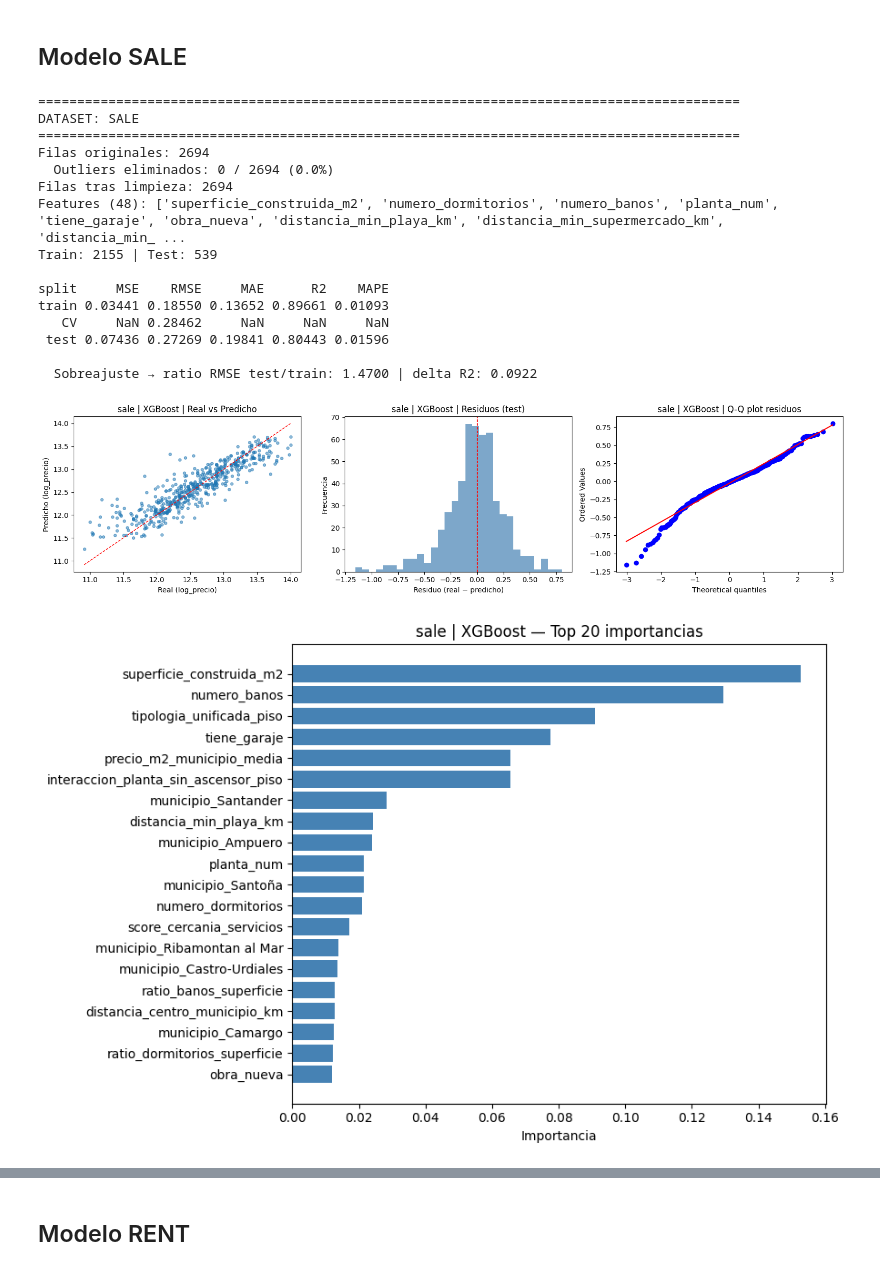
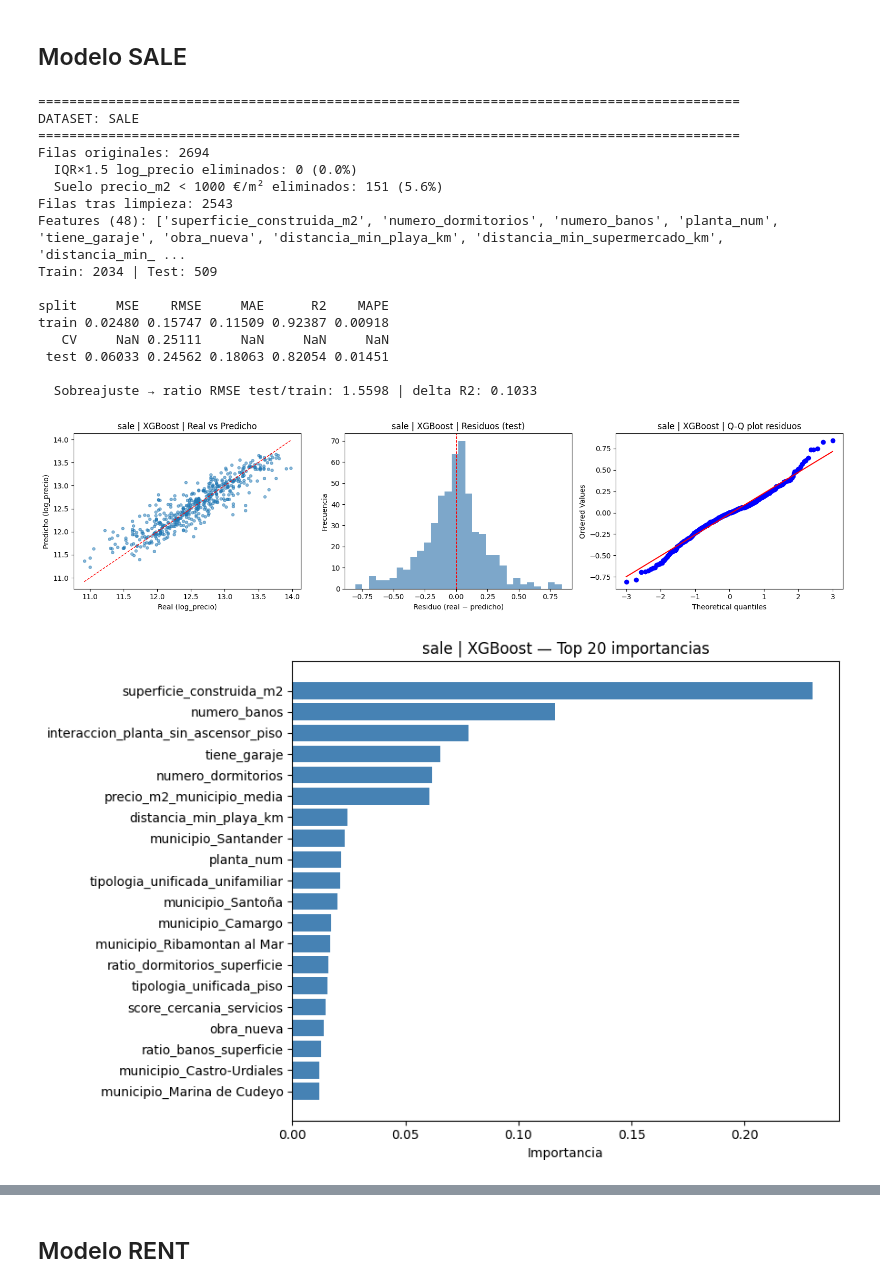
Before and after one commit to sitomachu/bezanillasl, a Jupyter notebook: notebooks/05_ML/55_sale_rent_models.ipynb, the cells around one changed output, grey strips where cells are left out. Cells and saved outputs as stored; diff of their text form; code cells hidden in the pictures.

```diff
--- a/notebooks/05_ML/55_sale_rent_models.ipynb
+++ b/notebooks/05_ML/55_sale_rent_models.ipynb
@@ -43,6 +45,13 @@ CV_FOLDS     = 5
 IQR_FACTOR   = 1.5
 MIN_MUNI_OBS = 10
 
+# Sale: suelo precio_m2 — elimina ruinas, rurales extremas y errores
+SALE_PRECIO_M2_MIN          = 1000   # €/m²
+
+# Rent: filtros de precio_m2 simétricos
+RENT_PRECIO_M2_VACACIONAL   = 18.0   # €/m²/mes — por encima: vacacional
+RENT_PRECIO_M2_MIN          = 6.0    # €/m²/mes — por debajo: anomalía / garaje / error
+
 # ── Rutas ─────────────────────────────────────────────────────────────────────
 def find_project_root(start: Path) -> Path:
     for p in [start, *start.parents]:
@@ -206,11 +215,22 @@ print("=" * 90)
 print("DATASET: SALE")
 print("=" * 90)
 
-# ── Carga + limpieza IQR×1.5 ──────────────────────────────────────────────────
+# ── Carga ──────────────────────────────────────────────────────────────────────
 df_sale = pd.read_csv(SALE_PATH)
 df_sale = df_sale[df_sale[TARGET_COL].notna()].copy()
 print(f"Filas originales: {len(df_sale)}")
-df_sale = remove_outliers_iqr(df_sale)
+
+# ── Paso 1: IQR×1.5 sobre log_precio ─────────────────────────────────────────
+q1, q3 = df_sale[TARGET_COL].quantile([0.25, 0.75])
+iqr = q3 - q1
+mask_iqr = df_sale[TARGET_COL].between(q1 - IQR_FACTOR * iqr, q3 + IQR_FACTOR * iqr)
+print(f"  IQR×{IQR_FACTOR} log_precio eliminados: {(~mask_iqr).sum()} ({(~mask_iqr).mean()*100:.1f}%)")
+df_sale = df_sale[mask_iqr].copy()
+
+# ── Paso 2: suelo precio_m2 ───────────────────────────────────────────────────
+mask_m2 = df_sale["precio_m2"] >= SALE_PRECIO_M2_MIN
+print(f"  Suelo precio_m2 < {SALE_PRECIO_M2_MIN} €/m² eliminados: {(~mask_m2).sum()} ({(~mask_m2).mean()*100:.1f}%)")
+df_sale = df_sale[mask_m2].copy()
 print(f"Filas tras limpieza: {len(df_sale)}")
 
 # ── Features completas (BASE + todos los municipio_* OHE) ─────────────────────
@@ -240,40 +260,41 @@ cv_rmse = float(-cv_scores.mean())
 m_train = get_metrics(y_train, model_sale.predict(X_train))
 m_test  = get_metrics(y_test,  model_sale.predict(X_test))
 
 summary = pd.concat([
     m_train.assign(split="train"),
     pd.DataFrame({"split": ["CV"], "MSE": [None],
                   "RMSE": [round(cv_rmse, 5)],
                   "MAE": [None], "R2": [None], "MAPE": [None]}),
     m_test.assign(split="test"),
 ], ignore_index=True)[["split", "MSE", "RMSE", "MAE", "R2", "MAPE"]]
 print(f"\n{summary.to_string(index=False)}")
 
 delta_r2 = float(m_train["R2"].iloc[0]) - float(m_test["R2"].iloc[0])
 ratio    = float(m_test["RMSE"].iloc[0]) / max(float(m_train["RMSE"].iloc[0]), 1e-9)
 print(f"\n  Sobreajuste → ratio RMSE test/train: {ratio:.4f} | delta R2: {delta_r2:.4f}")
 
 plot_diagnostics(y_test, model_sale.predict(X_test), "sale | XGBoost")
 plot_feature_importance(
     model_sale.feature_importances_, feats_sale,
     "sale | XGBoost — Top 20 importancias"
 )
 # %% [output]
 ==========================================================================================
 DATASET: SALE
 ==========================================================================================
 Filas originales: 2694
-  Outliers eliminados: 0 / 2694 (0.0%)
-Filas tras limpieza: 2694
+  IQR×1.5 log_precio eliminados: 0 (0.0%)
+  Suelo precio_m2 < 1000 €/m² eliminados: 151 (5.6%)
+Filas tras limpieza: 2543
 Features (48): ['superficie_construida_m2', 'numero_dormitorios', 'numero_banos', 'planta_num', 'tiene_garaje', 'obra_nueva', 'distancia_min_playa_km', 'distancia_min_supermercado_km', 'distancia_min_ ...
-Train: 2155 | Test: 539
+Train: 2034 | Test: 509
 
 split     MSE    RMSE     MAE      R2    MAPE
-train 0.03441 0.18550 0.13652 0.89661 0.01093
-   CV     NaN 0.28462     NaN     NaN     NaN
- test 0.07436 0.27269 0.19841 0.80443 0.01596
+train 0.02480 0.15747 0.11509 0.92387 0.00918
+   CV     NaN 0.25111     NaN     NaN     NaN
+ test 0.06033 0.24562 0.18063 0.82054 0.01451
 
-  Sobreajuste → ratio RMSE test/train: 1.4700 | delta R2: 0.0922
+  Sobreajuste → ratio RMSE test/train: 1.5598 | delta R2: 0.1033
-[figure, old version]
+[figure, new version]
-[figure, old version]
+[figure, new version]
 |  | feature | importance |
```
Also changed, not shown: parts of 4 cells of this notebook, 4 other files.
